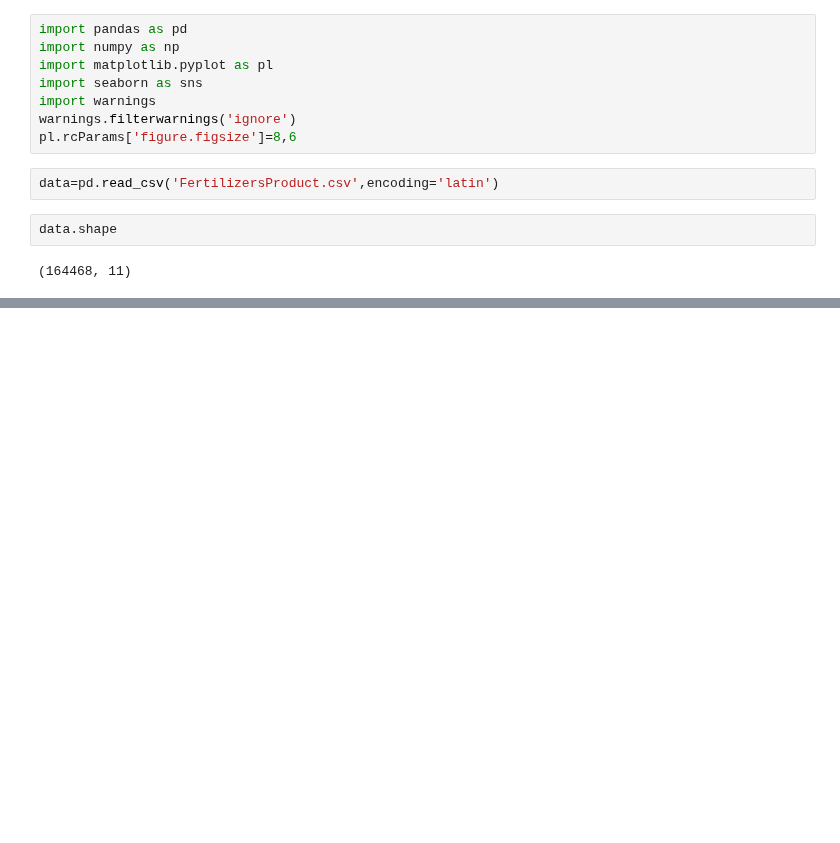
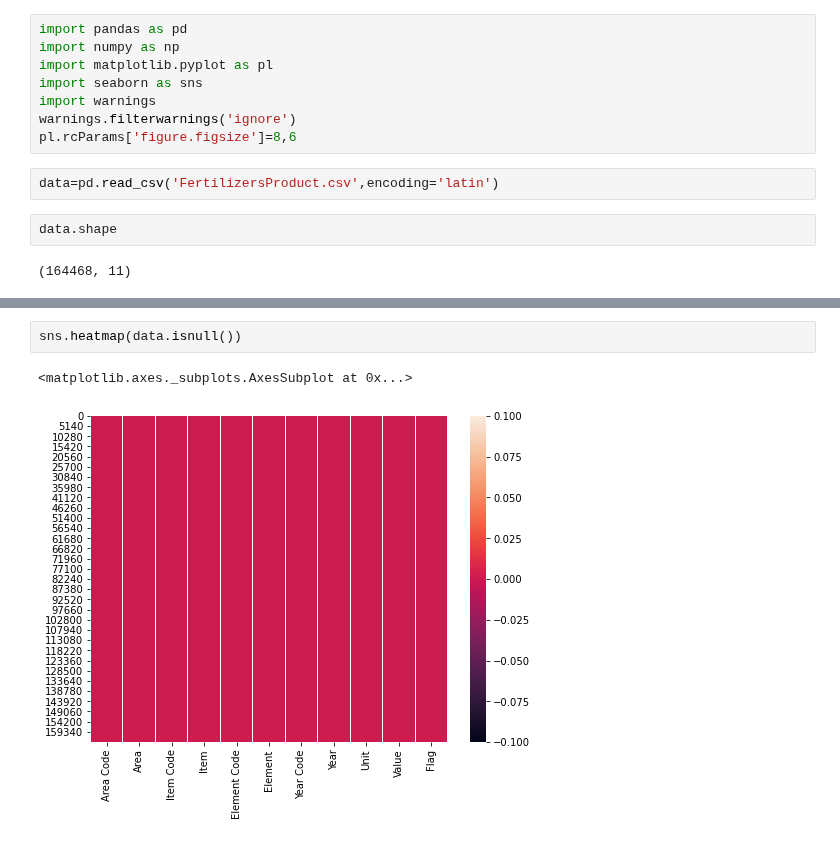
Before and after one commit to rissuuuu/DataScience, a Jupyter notebook: Working with realtime Datasets/fertilizers/fertilizers.ipynb, the cells around one changed output, grey strips where cells are left out. Cells and saved outputs as stored; diff of their text form; blank space fills up the shorter version.

```diff
--- a/Working with realtime Datasets/fertilizers/fertilizers.ipynb
+++ b/Working with realtime Datasets/fertilizers/fertilizers.ipynb
@@ -21,3 +63,8 @@ data.head()
 | 2 | 2 | Afghanistan | 4007 | Ammonia, anhydrous | 5610 | Import Quantity | 2017 | 2017 | tonnes | 2.07 | ... |
 | 3 | 2 | Afghanistan | 4007 | Ammonia, anhydrous | 5622 | Import Value | 2011 | 2011 | 1000 US$ | 2.69 | ... |
 | 4 | 2 | Afghanistan | 4007 | Ammonia, anhydrous | 5622 | Import Value | 2014 | 2014 | 1000 US$ | 1.07 | ... |
+# %%
+sns.heatmap(data.isnull())
+# %% [output]
+<matplotlib.axes._subplots.AxesSubplot at 0x...>
+[figure, added]
```
Also changed, not shown: parts of 12 cells of this notebook.
